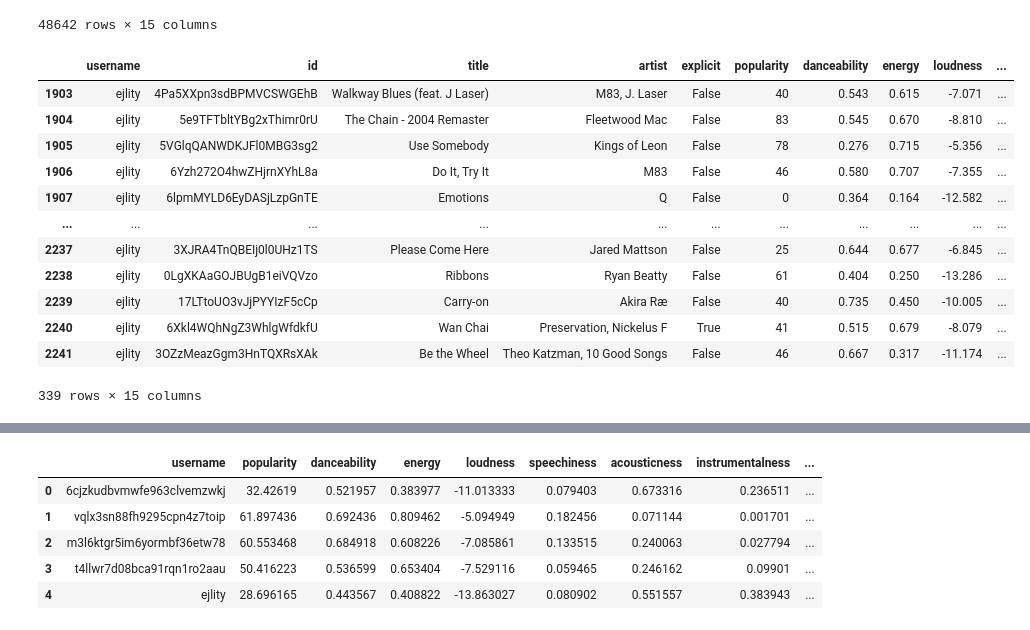
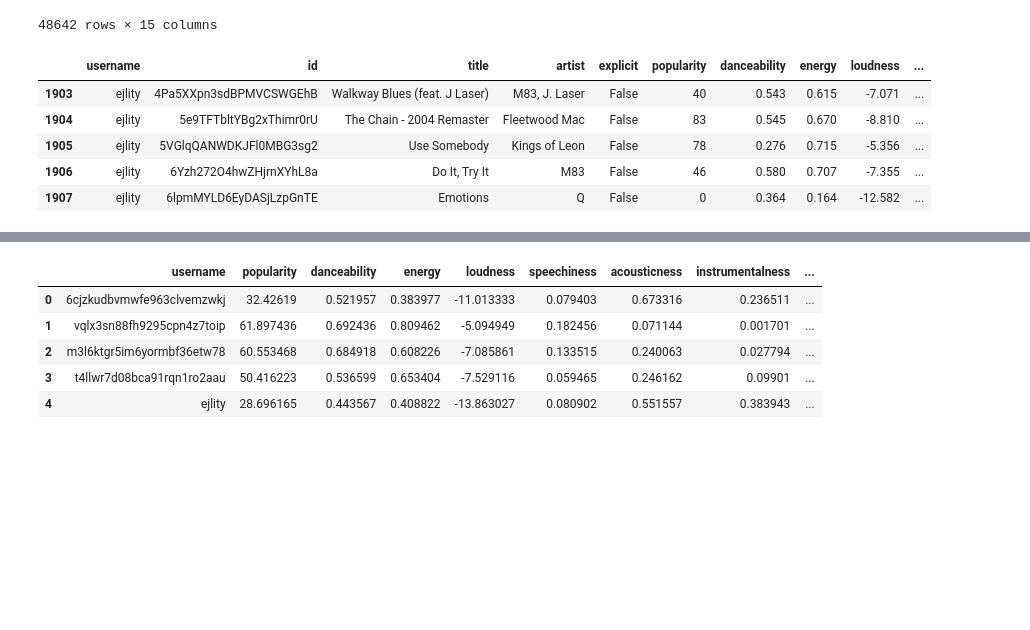
Before and after one commit to ahmedksultan/cdjsp23_brs, a Jupyter notebook: nb_playground4.ipynb, the cells around one changed output, grey strips where cells are left out. Cells and saved outputs as stored; diff of their text form; code cells hidden in the pictures; blank space fills up the shorter version.

```diff
--- a/nb_playground4.ipynb
+++ b/nb_playground4.ipynb
@@ -44,22 +33,15 @@ all_data
 # %%
 #Ex. sort by username
 someones_data = all_data[all_data['username'] == 'ejlity']
 
 someones_data2 = all_data[all_data['username'] == 'kaybae.']
 
-someones_data
+someones_data.head()
 # %% [output]
 |  | username | id | title | artist | explicit | popularity | danceability | energy | loudness | ... |
 | 1903 | ejlity | 4Pa5XXpn3sdBPMVCSWGEhB | Walkway Blues (feat. J Laser) | M83, J. Laser | False | 40 | 0.543 | 0.615 | -7.071 | ... |
 | 1904 | ejlity | 5e9TFTbltYBg2xThimr0rU | The Chain - 2004 Remaster | Fleetwood Mac | False | 83 | 0.545 | 0.670 | -8.810 | ... |
 | 1905 | ejlity | 5VGlqQANWDKJFl0MBG3sg2 | Use Somebody | Kings of Leon | False | 78 | 0.276 | 0.715 | -5.356 | ... |
 | 1906 | ejlity | 6Yzh272O4hwZHjrnXYhL8a | Do It, Try It | M83 | False | 46 | 0.580 | 0.707 | -7.355 | ... |
 | 1907 | ejlity | 6lpmMYLD6EyDASjLzpGnTE | Emotions | Q | False | 0 | 0.364 | 0.164 | -12.582 | ... |
-| ... | ... | ... | ... | ... | ... | ... | ... | ... | ... | ... |
-| 2237 | ejlity | 3XJRA4TnQBEIj0l0UHz1TS | Please Come Here | Jared Mattson | False | 25 | 0.644 | 0.677 | -6.845 | ... |
-| 2238 | ejlity | 0LgXKAaGOJBUgB1eiVQVzo | Ribbons | Ryan Beatty | False | 61 | 0.404 | 0.250 | -13.286 | ... |
-| 2239 | ejlity | 17LTtoUO3vJjPYYIzF5cCp | Carry-on | Akira Ræ | False | 40 | 0.735 | 0.450 | -10.005 | ... |
-| 2240 | ejlity | 6Xkl4WQhNgZ3WhlgWfdkfU | Wan Chai | Preservation, Nickelus F | True | 41 | 0.515 | 0.679 | -8.079 | ... |
-| 2241 | ejlity | 3OZzMeazGgm3HnTQXRsXAk | Be the Wheel | Theo Katzman, 10 Good Songs | False | 46 | 0.667 | 0.317 | -11.174 | ... |
-339 rows × 15 columns
 # %%
```
Also changed, not shown: parts of 17 cells of this notebook.
